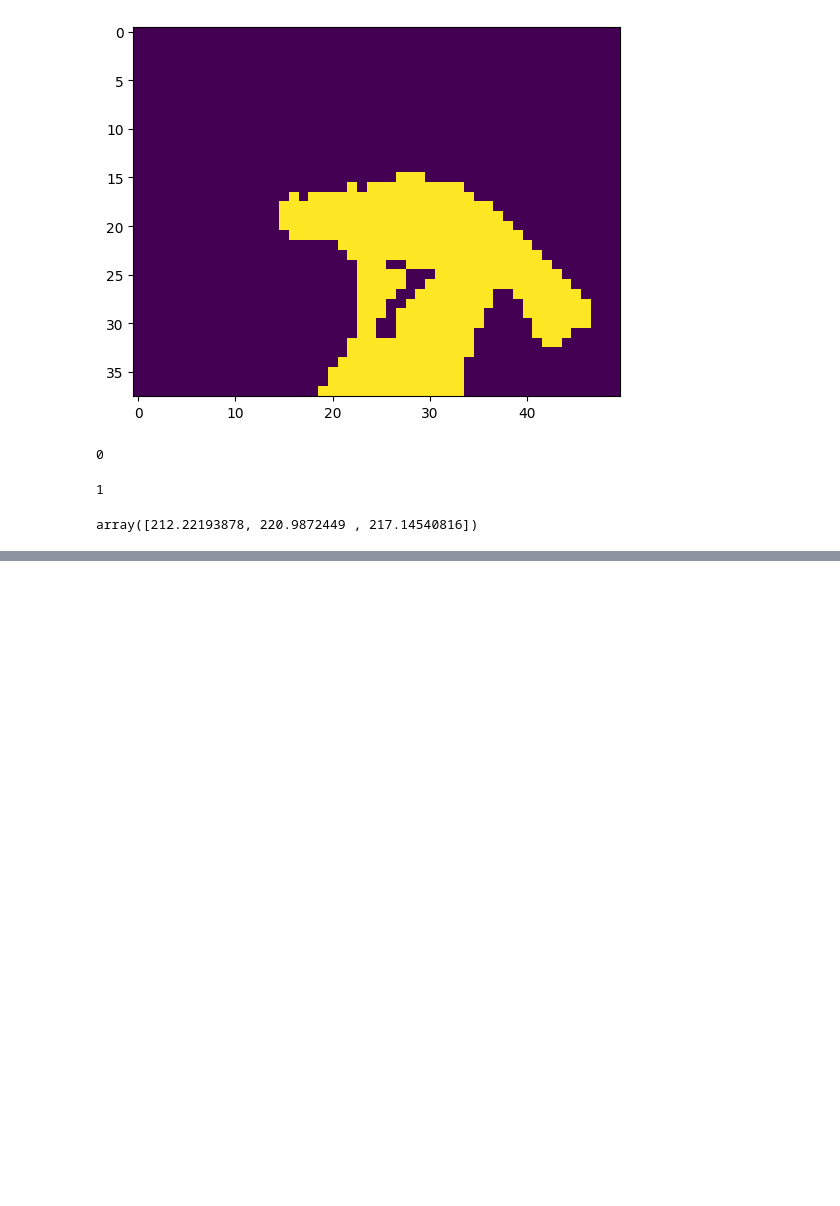
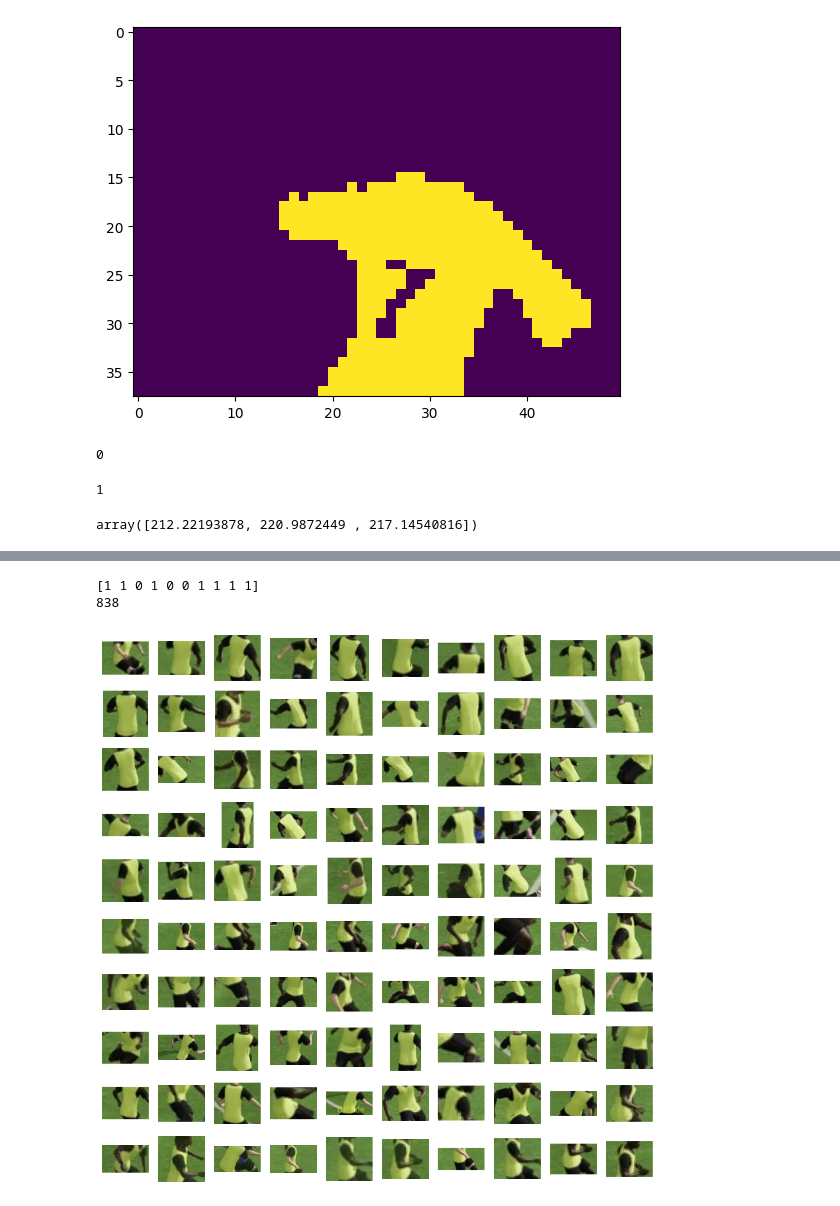
Before and after one commit to MohamedBadr-14/Computer_Vision_Fifa, a Jupyter notebook: development_and_analysis/color_assignement.ipynb, the cells around one changed output, grey strips where cells are left out. Drawn from its saved outputs; the diff is of its cells as text; code cells hidden in the pictures; blank space fills up the shorter version.

```diff
--- a/development_and_analysis/color_assignement.ipynb
+++ b/development_and_analysis/color_assignement.ipynb
@@ -59,0 +142,27 @@ array([212.22193878, 220.9872449 , 217.14540816])
+# %%
+
+BATCH_SIZE = 32
+
+crop_pillow = [sv.cv2_to_pillow(crop) for crop in crops]
+batches = chunked(crop_pillow, BATCH_SIZE)
+data = []
+with torch.no_grad():
+    for batch in tqdm(batches, desc='embedding extraction'):
+        inputs = EMBEDDINGS_PROCESSOR(images=batch, return_tensors="pt").to(DEVICE)
+        outputs = EMBEDDINGS_MODEL(**inputs)
+        embeddings = torch.mean(outputs.last_hidden_state, dim=1).cpu().numpy()
+        data.append(embeddings)
+
+data = np.concatenate(data)
+initial_data = data
+# %%
+
+print(initial_data.shape)  # (470, 768)
+
+REDUCER = umap.UMAP(n_components=3)
+REDUCER.fit(initial_data)  # initial_data is shape (470, 768)
+
+CLUSTERING_MODEL = KMeans(n_clusters=2)
+initial_projection = REDUCER.transform(initial_data)
+print(initial_projection.shape)  # (470, 3)
+CLUSTERING_MODEL.fit(initial_projection)
@@ -59,0 +186,6 @@ array([212.22193878, 220.9872449 , 217.14540816])
+# %%
+reducer = joblib.load("./reducer_model_cpu.pkl")
+kmeans_trained = joblib.load("./kmeans_trained_cpu.pkl")
+# %%
+projections = reducer.transform(initial_data)
+clusters = kmeans_trained.predict(projections)
@@ -59,0 +194,10 @@ array([212.22193878, 220.9872449 , 217.14540816])
+# %%
+print(clusters[:10])
+team_0 = [crop for crop, cluster in zip(crops, clusters) if cluster == 0]
+team_1 = [crop for crop, cluster in zip(crops, clusters) if cluster == 1]
+print(len(team_1))
+sv.plot_images_grid(team_0[:100], grid_size=(10, 10))
+# %% [output]
+[1 1 0 1 0 0 1 1 1 1]
+838
+[figure, added]
```
Also changed, not shown: parts of 8 cells of this notebook, 5 other files.
